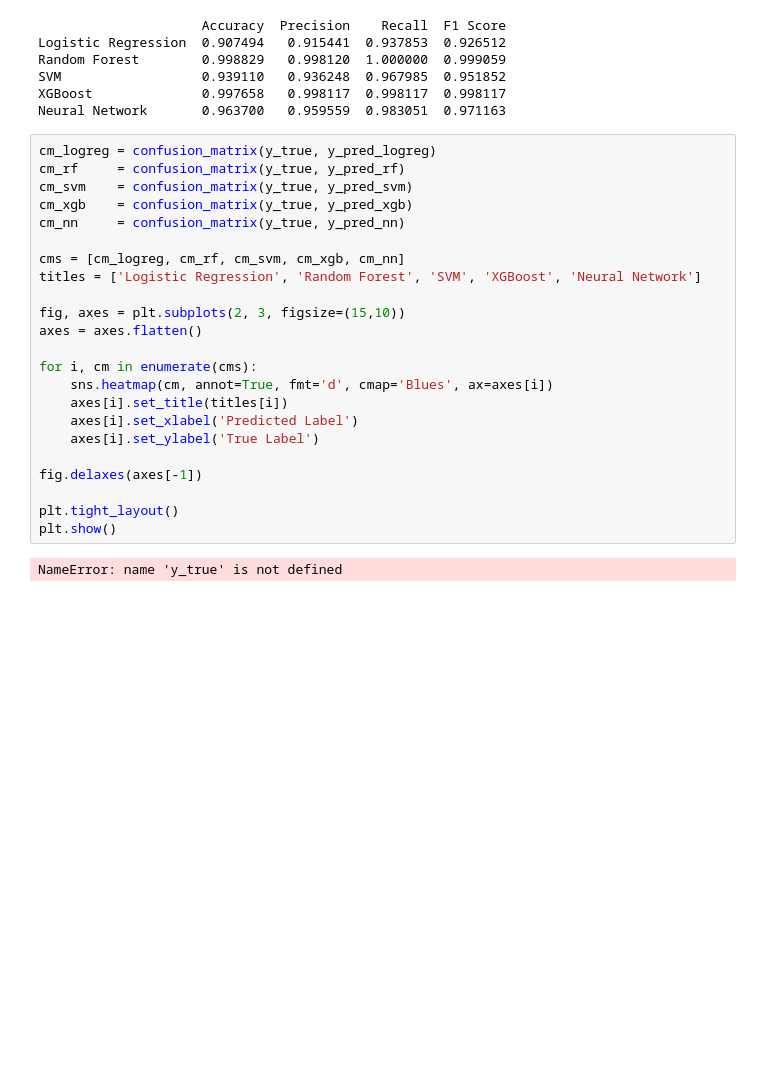
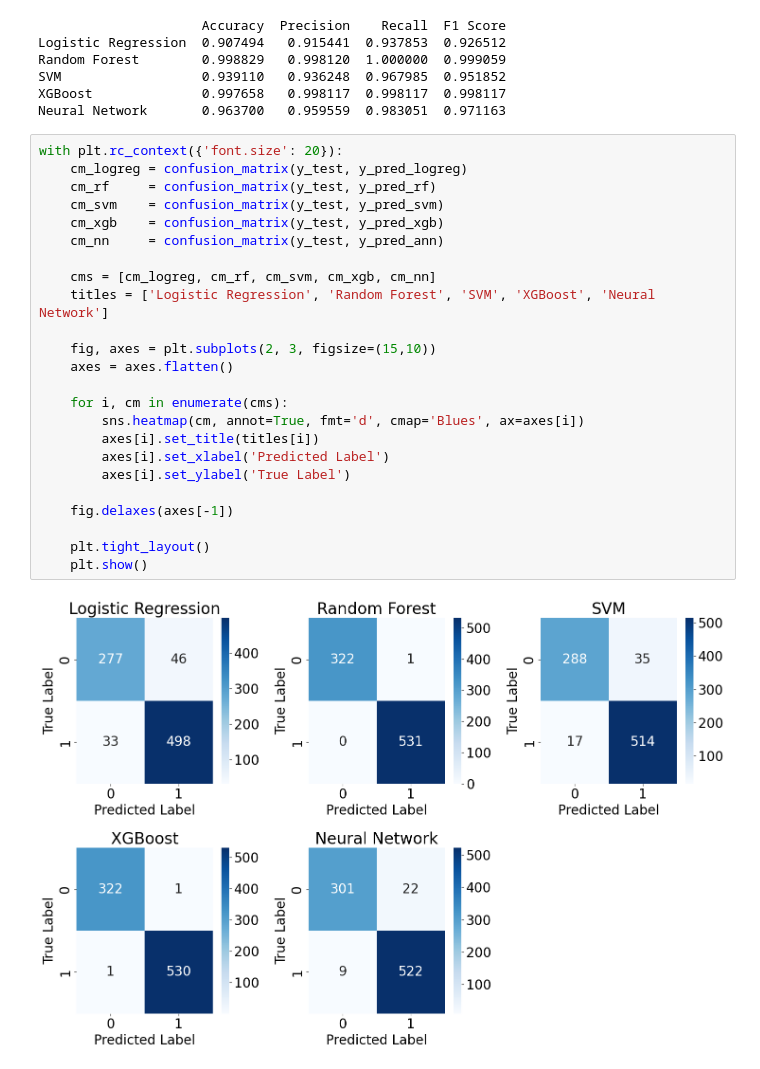
Before and after one commit to RoaringRohan/Loan-Approval-Prediction, a Jupyter notebook: 2_Analysis/3.0_MachineLearning.ipynb, the cells around one changed output. Cells and saved outputs as stored; diff of their text form; blank space fills up the shorter version.

```diff
--- a/2_Analysis/3.0_MachineLearning.ipynb
+++ b/2_Analysis/3.0_MachineLearning.ipynb
@@ -213,30 +213,31 @@ SVM                  0.939110   0.936248  0.967985  0.951852
 XGBoost              0.997658   0.998117  0.998117  0.998117
 Neural Network       0.963700   0.959559  0.983051  0.971163
 # %%
-cm_logreg = confusion_matrix(y_true, y_pred_logreg)
-cm_rf     = confusion_matrix(y_true, y_pred_rf)
-cm_svm    = confusion_matrix(y_true, y_pred_svm)
-cm_xgb    = confusion_matrix(y_true, y_pred_xgb)
-cm_nn     = confusion_matrix(y_true, y_pred_nn)
+with plt.rc_context({'font.size': 20}):
+    cm_logreg = confusion_matrix(y_test, y_pred_logreg)
+    cm_rf     = confusion_matrix(y_test, y_pred_rf)
+    cm_svm    = confusion_matrix(y_test, y_pred_svm)
+    cm_xgb    = confusion_matrix(y_test, y_pred_xgb)
+    cm_nn     = confusion_matrix(y_test, y_pred_ann)
 
-cms = [cm_logreg, cm_rf, cm_svm, cm_xgb, cm_nn]
-titles = ['Logistic Regression', 'Random Forest', 'SVM', 'XGBoost', 'Neural Network']
+    cms = [cm_logreg, cm_rf, cm_svm, cm_xgb, cm_nn]
+    titles = ['Logistic Regression', 'Random Forest', 'SVM', 'XGBoost', 'Neural Network']
 
-fig, axes = plt.subplots(2, 3, figsize=(15,10))
-axes = axes.flatten()
+    fig, axes = plt.subplots(2, 3, figsize=(15,10))
+    axes = axes.flatten()
 
-for i, cm in enumerate(cms):
-    sns.heatmap(cm, annot=True, fmt='d', cmap='Blues', ax=axes[i])
-    axes[i].set_title(titles[i])
-    axes[i].set_xlabel('Predicted Label')
-    axes[i].set_ylabel('True Label')
+    for i, cm in enumerate(cms):
+        sns.heatmap(cm, annot=True, fmt='d', cmap='Blues', ax=axes[i])
+        axes[i].set_title(titles[i])
+        axes[i].set_xlabel('Predicted Label')
+        axes[i].set_ylabel('True Label')
 
-fig.delaxes(axes[-1])
+    fig.delaxes(axes[-1])
 
-plt.tight_layout()
-plt.show()
+    plt.tight_layout()
+    plt.show()
 # %% [output]
-NameError: name 'y_true' is not defined
+[figure, added]
 # %%
 # Plot Model Performance Comparison
 results_df.plot(kind='bar', figsize=(12, 6))
```
Also changed, not shown: parts of 3 cells of this notebook.
